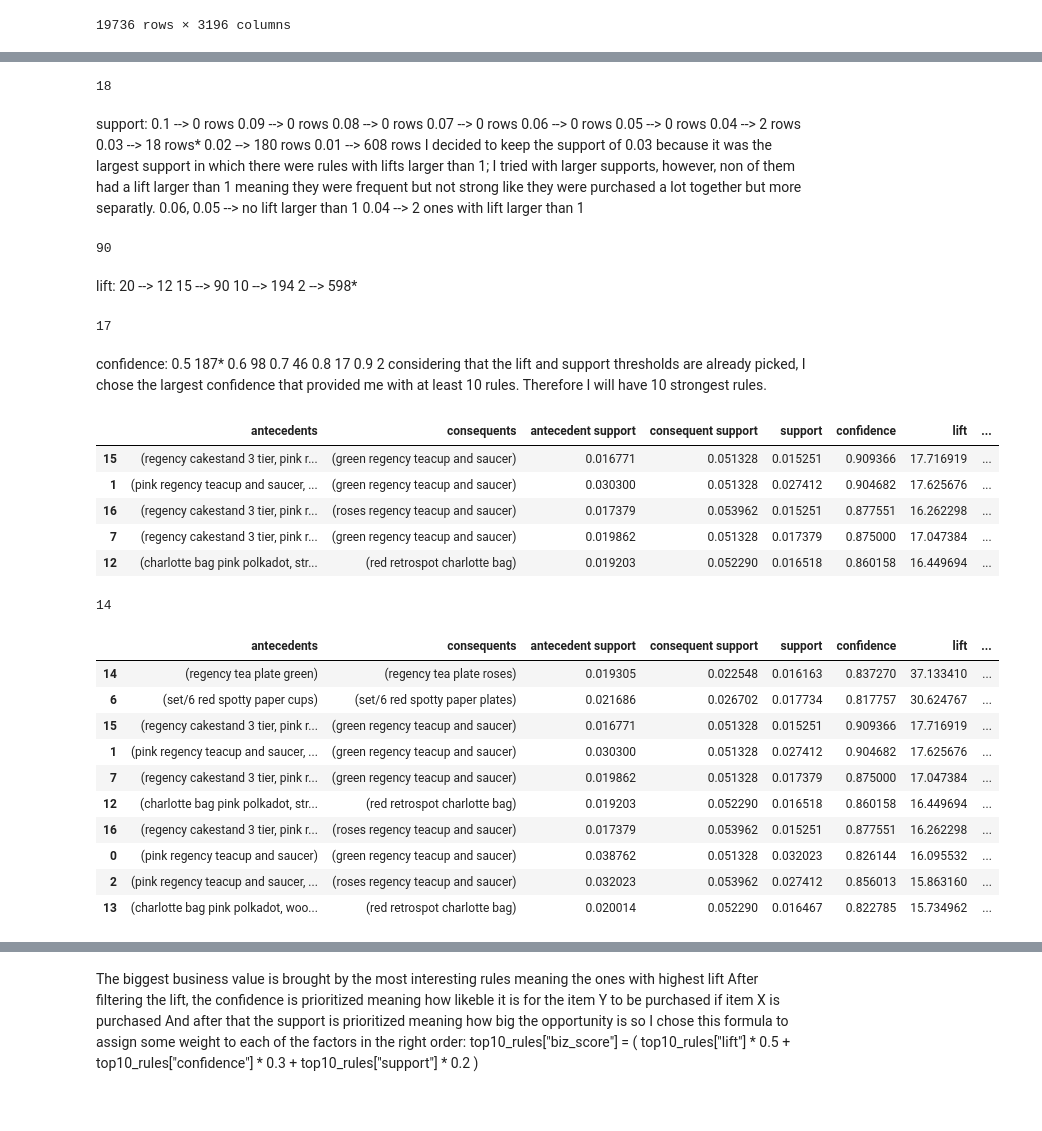
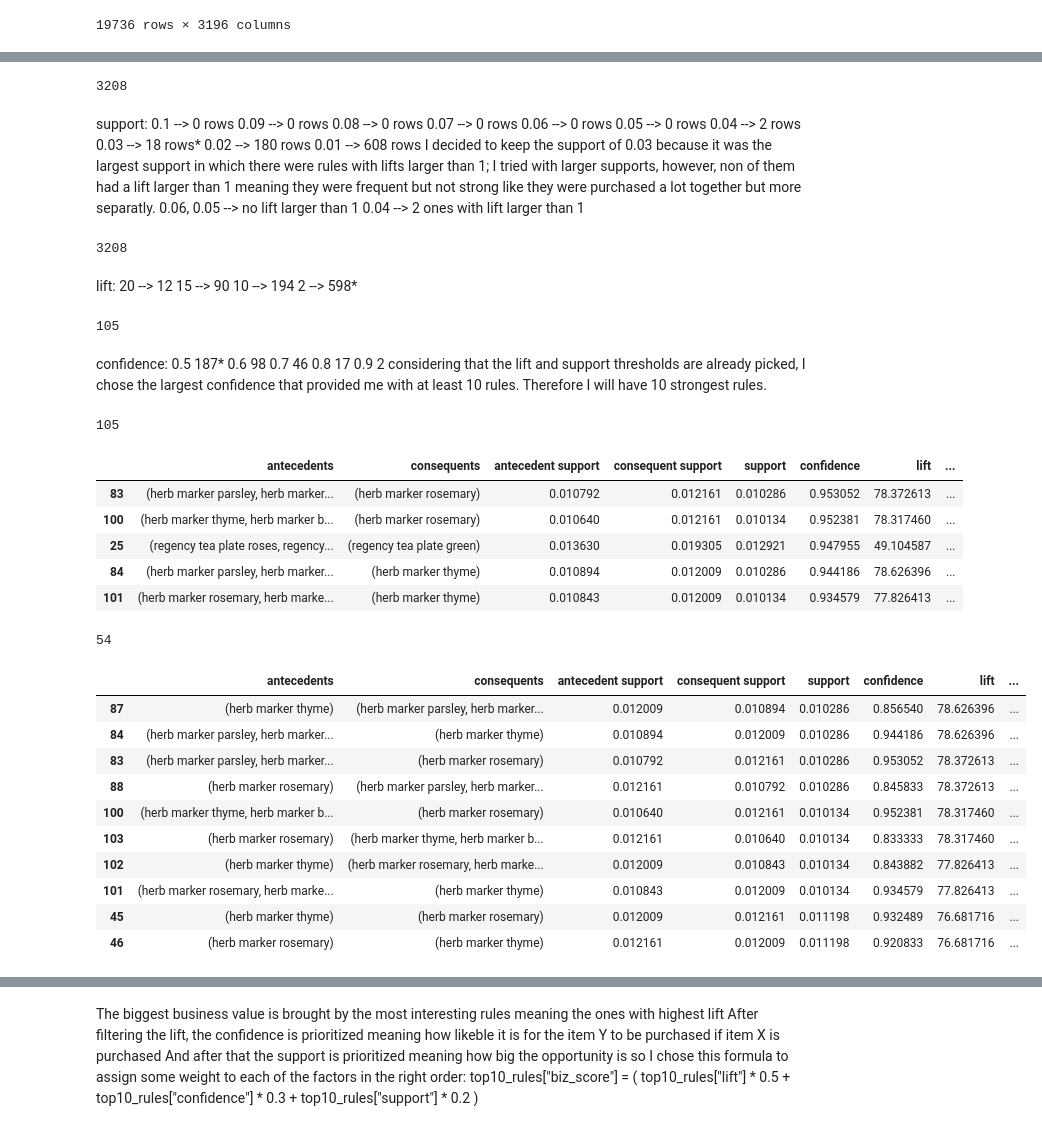
Before and after one commit to rose-giant/Data-Mining-Course-Projects, a Jupyter notebook: HW2/main.ipynb, the cells around one changed output, grey strips where cells are left out. Saved outputs shown, nothing was run; the diff lists cells and outputs as text; code cells hidden in the pictures.

```diff
--- a/HW2/main.ipynb
+++ b/HW2/main.ipynb
@@ -579,7 +579,7 @@ df_hot
 | 19735 | False | False | False | False | ... |
 19736 rows × 3196 columns
 # %%
-frequent_itemsets = apriori(df_hot, min_support=0.015, use_colnames=True)
+frequent_itemsets = apriori(df_hot, min_support=0.01, use_colnames=True)
 rules = association_rules(frequent_itemsets, metric="support", min_threshold=0)
 print(len(rules))
 # %% [output]
@@ -624,10 +624,10 @@ frequent_items
 # %%
-rules = association_rules(frequent_items, metric="support", min_threshold=0.03)
+rules = association_rules(frequent_items, metric="support", min_threshold=0.01)
 rules = rules.sort_values("support", ascending=False)
 rules["support"]
 len(rules)
 # %% [output]
-18
+3208
 # %% [markdown]
 support:
 0.1  --> 0 rows
@@ -644,12 +644,12 @@ I decided to keep the support of 0.03 because it was the largest support in whic
 0.06, 0.05 --> no lift larger than 1
 0.04 --> 2 ones with lift larger than 1
 # %%
-rules = association_rules(frequent_items, metric="lift", min_threshold=15)
+rules = association_rules(frequent_items, metric="lift", min_threshold=1)
 rules = rules.sort_values("lift", ascending=False)
 rules["lift"]
 len(rules)
 # %% [output]
-90
+3208
 # %% [markdown]
 lift:
 20 --> 12
@@ -662,7 +662,7 @@ rules = rules.sort_values("confidence", ascending=False)
 rules["confidence"]
 len(rules)
 # %% [output]
-17
+105
 # %% [markdown]
 confidence:
 0.5 187*
@@ -672,38 +672,47 @@ confidence:
 0.9 2
 considering that the lift and support thresholds are already picked, I chose the largest confidence that provided me with at least 10 rules. Therefore I will have 10 strongest rules.
 # %%
+rules['Imbalance_Ratio'] = (
+    (rules['antecedent support'] - rules['consequent support']).abs() /
+    (rules['antecedent support'] + rules['consequent support'] - rules['support'])
+)
+rules['Imbalance_Ratio'] = rules['Imbalance_Ratio'].round(4)
+print(len(rules))
 rules.head()
 # %% [output]
+105
 |  | antecedents | consequents | antecedent support | consequent support | support | confidence | lift | ... |
-| 15 | (regency cakestand 3 tier, pink r... | (green regency teacup and saucer) | 0.016771 | 0.051328 | 0.015251 | 0.909366 | 17.716919 | ... |
-| 1 | (pink regency teacup and saucer, ... | (green regency teacup and saucer) | 0.030300 | 0.051328 | 0.027412 | 0.904682 | 17.625676 | ... |
-| 16 | (regency cakestand 3 tier, pink r... | (roses regency teacup and saucer) | 0.017379 | 0.053962 | 0.015251 | 0.877551 | 16.262298 | ... |
-| 7 | (regency cakestand 3 tier, pink r... | (green regency teacup and saucer) | 0.019862 | 0.051328 | 0.017379 | 0.875000 | 17.047384 | ... |
-| 12 | (charlotte bag pink polkadot, str... | (red retrospot charlotte bag) | 0.019203 | 0.052290 | 0.016518 | 0.860158 | 16.449694 | ... |
+| 83 | (herb marker parsley, herb marker... | (herb marker rosemary) | 0.010792 | 0.012161 | 0.010286 | 0.953052 | 78.372613 | ... |
+| 100 | (herb marker thyme, herb marker b... | (herb marker rosemary) | 0.010640 | 0.012161 | 0.010134 | 0.952381 | 78.317460 | ... |
+| 25 | (regency tea plate roses, regency... | (regency tea plate green) | 0.013630 | 0.019305 | 0.012921 | 0.947955 | 49.104587 | ... |
+| 84 | (herb marker parsley, herb marker... | (herb marker thyme) | 0.010894 | 0.012009 | 0.010286 | 0.944186 | 78.626396 | ... |
+| 101 | (herb marker rosemary, herb marke... | (herb marker thyme) | 0.010843 | 0.012009 | 0.010134 | 0.934579 | 77.826413 | ... |
 # %%
 filtered_rules = rules[
-    (rules["lift"] > 15) &
-    (rules["support"] > 0.015) &
-    (rules["confidence"] >= 0.8)
+    (rules["lift"] > 1) &
+    (rules["support"] > 0.01) &
+    (rules["confidence"] >= 0.5) &
+    (rules["Imbalance_Ratio"] <= 0.5) &
+    (rules["kulczynski"] >= 0.5)
 ]
 
 filtered_rules = filtered_rules.sort_values("lift", ascending=False)
 print(len(filtered_rules))
 top10_rules = filtered_rules.head(10)
 top10_rules
 # %% [output]
-14
+54
 |  | antecedents | consequents | antecedent support | consequent support | support | confidence | lift | ... |
-| 14 | (regency tea plate green) | (regency tea plate roses) | 0.019305 | 0.022548 | 0.016163 | 0.837270 | 37.133410 | ... |
-| 6 | (set/6 red spotty paper cups) | (set/6 red spotty paper plates) | 0.021686 | 0.026702 | 0.017734 | 0.817757 | 30.624767 | ... |
-| 15 | (regency cakestand 3 tier, pink r... | (green regency teacup and saucer) | 0.016771 | 0.051328 | 0.015251 | 0.909366 | 17.716919 | ... |
-| 1 | (pink regency teacup and saucer, ... | (green regency teacup and saucer) | 0.030300 | 0.051328 | 0.027412 | 0.904682 | 17.625676 | ... |
-| 7 | (regency cakestand 3 tier, pink r... | (green regency teacup and saucer) | 0.019862 | 0.051328 | 0.017379 | 0.875000 | 17.047384 | ... |
-| 12 | (charlotte bag pink polkadot, str... | (red retrospot charlotte bag) | 0.019203 | 0.052290 | 0.016518 | 0.860158 | 16.449694 | ... |
-| 16 | (regency cakestand 3 tier, pink r... | (roses regency teacup and saucer) | 0.017379 | 0.053962 | 0.015251 | 0.877551 | 16.262298 | ... |
-| 0 | (pink regency teacup and saucer) | (green regency teacup and saucer) | 0.038762 | 0.051328 | 0.032023 | 0.826144 | 16.095532 | ... |
-| 2 | (pink regency teacup and saucer, ... | (roses regency teacup and saucer) | 0.032023 | 0.053962 | 0.027412 | 0.856013 | 15.863160 | ... |
-| 13 | (charlotte bag pink polkadot, woo... | (red retrospot charlotte bag) | 0.020014 | 0.052290 | 0.016467 | 0.822785 | 15.734962 | ... |
+| 87 | (herb marker thyme) | (herb marker parsley, herb marker... | 0.012009 | 0.010894 | 0.010286 | 0.856540 | 78.626396 | ... |
+| 84 | (herb marker parsley, herb marker... | (herb marker thyme) | 0.010894 | 0.012009 | 0.010286 | 0.944186 | 78.626396 | ... |
+| 83 | (herb marker parsley, herb marker... | (herb marker rosemary) | 0.010792 | 0.012161 | 0.010286 | 0.953052 | 78.372613 | ... |
+| 88 | (herb marker rosemary) | (herb marker parsley, herb marker... | 0.012161 | 0.010792 | 0.010286 | 0.845833 | 78.372613 | ... |
+| 100 | (herb marker thyme, herb marker b... | (herb marker rosemary) | 0.010640 | 0.012161 | 0.010134 | 0.952381 | 78.317460 | ... |
+| 103 | (herb marker rosemary) | (herb marker thyme, herb marker b... | 0.012161 | 0.010640 | 0.010134 | 0.833333 | 78.317460 | ... |
+| 102 | (herb marker thyme) | (herb marker rosemary, herb marke... | 0.012009 | 0.010843 | 0.010134 | 0.843882 | 77.826413 | ... |
+| 101 | (herb marker rosemary, herb marke... | (herb marker thyme) | 0.010843 | 0.012009 | 0.010134 | 0.934579 | 77.826413 | ... |
+| 45 | (herb marker thyme) | (herb marker rosemary) | 0.012009 | 0.012161 | 0.011198 | 0.932489 | 76.681716 | ... |
+| 46 | (herb marker rosemary) | (herb marker thyme) | 0.012161 | 0.012009 | 0.011198 | 0.920833 | 76.681716 | ... |
 # %%
 top10_rules[[
     "antecedents",
```
Also changed, not shown: parts of 13 cells of this notebook.
